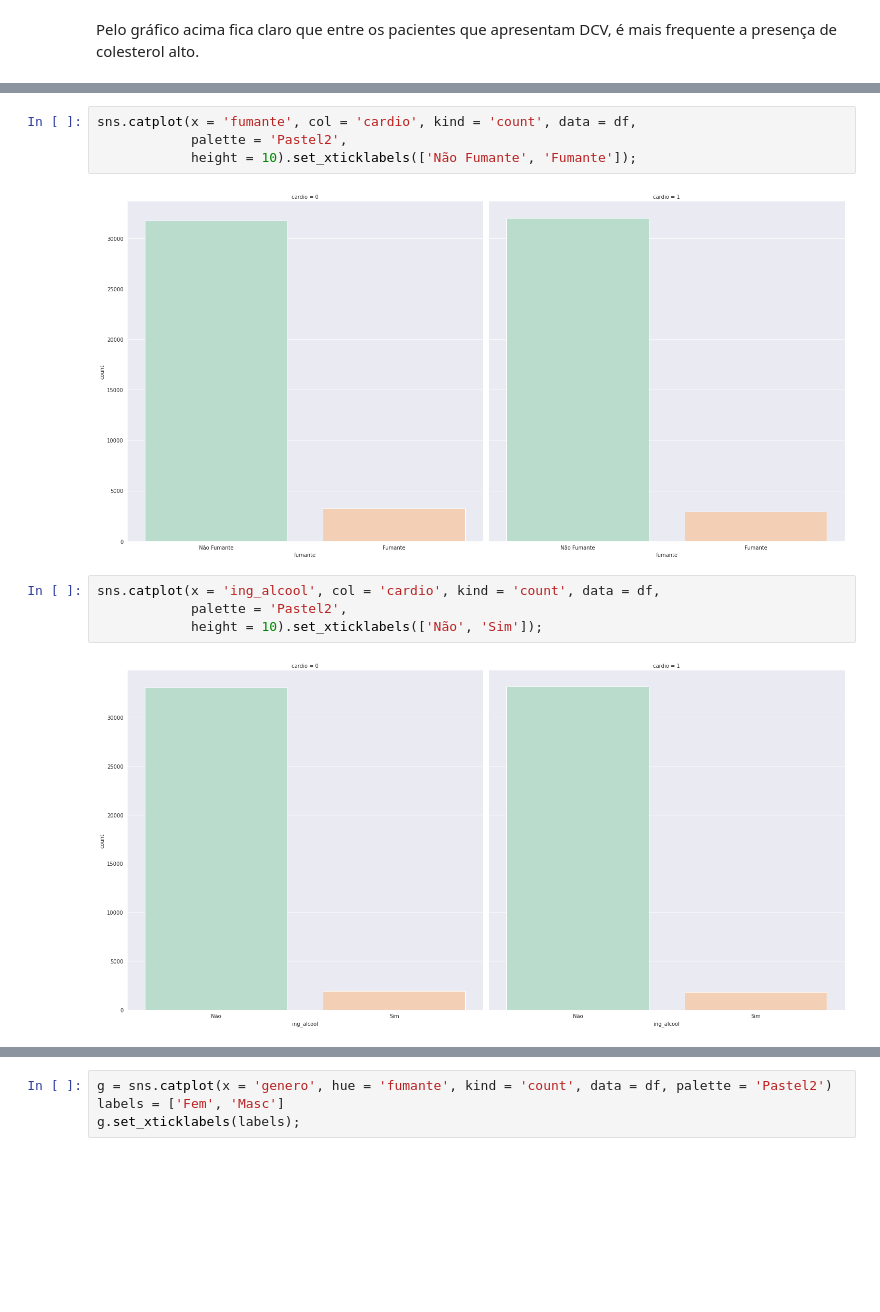
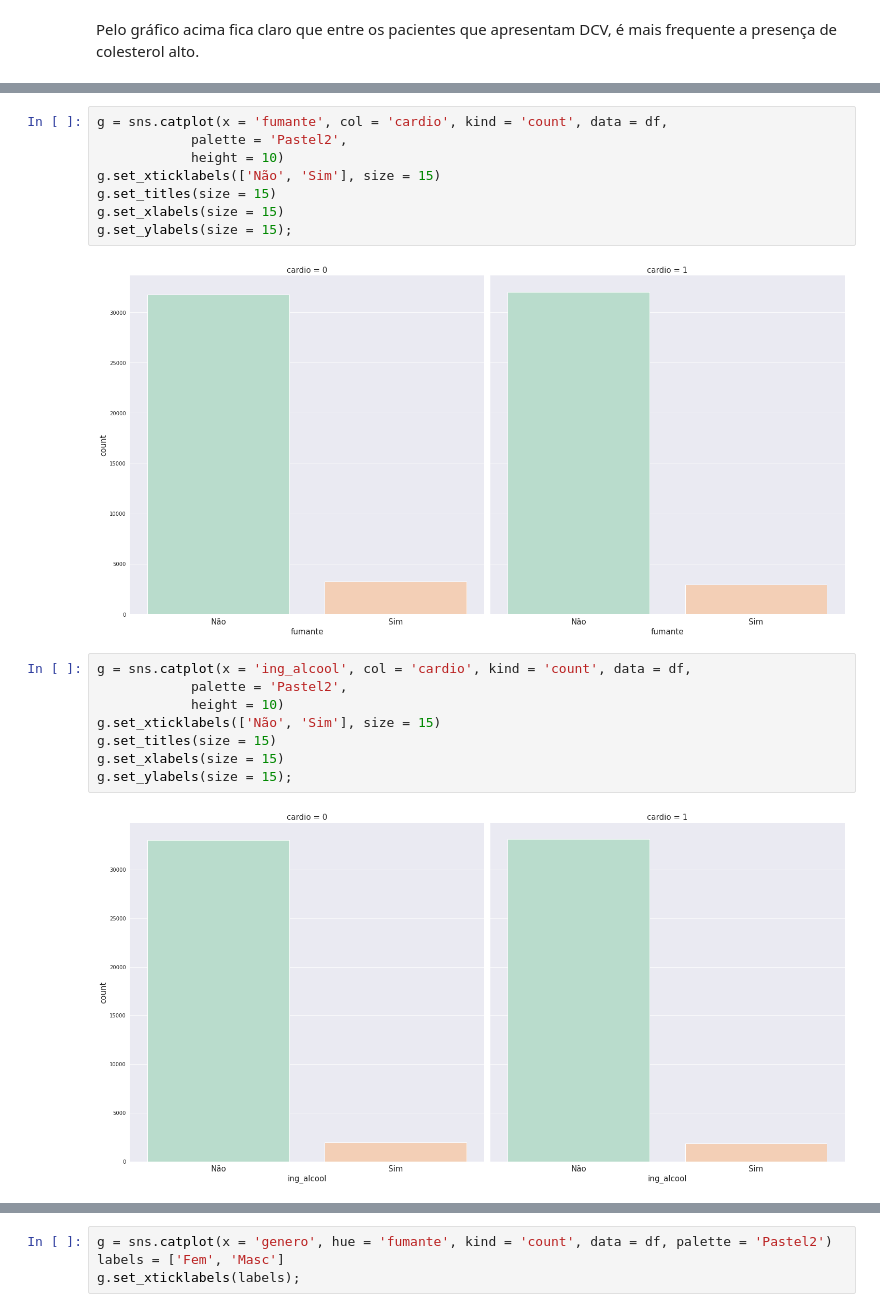
Before and after one commit to Caiogcosta/Portfolio, a Jupyter notebook: Doenças Cardiovasculares.ipynb, the cells around one changed output, grey strips where cells are left out. Cells and saved outputs as stored; diff of their text form; blank space fills up the shorter version.

```diff
--- a/Doenças Cardiovasculares.ipynb
+++ b/Doenças Cardiovasculares.ipynb
@@ -215,14 +267,22 @@ sns.catplot(x = 'glicose', col = 'cardio', kind = 'count', data = df,
 # %%
-sns.catplot(x = 'fumante', col = 'cardio', kind = 'count', data = df,
+g = sns.catplot(x = 'fumante', col = 'cardio', kind = 'count', data = df,
             palette = 'Pastel2',
-            height = 10).set_xticklabels(['Não Fumante', 'Fumante']);
+            height = 10)
+g.set_xticklabels(['Não', 'Sim'], size = 15)
+g.set_titles(size = 15)
+g.set_xlabels(size = 15)
+g.set_ylabels(size = 15);
 # %% [output]
-[figure, old version]
+[figure, new version]
 # %%
-sns.catplot(x = 'ing_alcool', col = 'cardio', kind = 'count', data = df,
+g = sns.catplot(x = 'ing_alcool', col = 'cardio', kind = 'count', data = df,
             palette = 'Pastel2',
-            height = 10).set_xticklabels(['Não', 'Sim']);
+            height = 10)
+g.set_xticklabels(['Não', 'Sim'], size = 15)
+g.set_titles(size = 15)
+g.set_xlabels(size = 15)
+g.set_ylabels(size = 15);
 # %% [output]
-[figure, old version]
+[figure, new version]
 # %% [markdown]
 Assim como no caso do colesterol, é possível ver uma relação entre a incidência de DCV e níveis elevados de glicose, o que não significa uma relação de causalidade.
```
Also changed, not shown: parts of 61 cells of this notebook.
